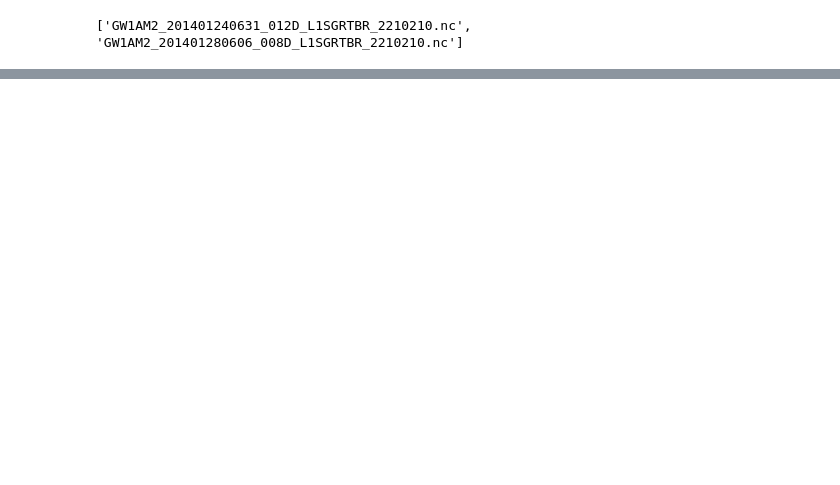
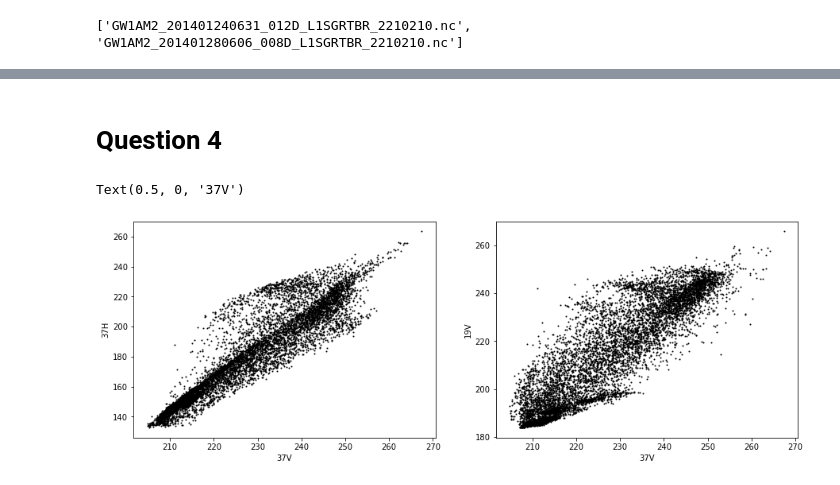
Before and after one commit to rbeutel/PRODIGY, a Jupyter notebook: assignment2.ipynb, the cells around one changed output, grey strips where cells are left out. Cells and saved outputs as stored; diff of their text form; code cells hidden in the pictures; blank space fills up the shorter version.

```diff
--- a/assignment2.ipynb
+++ b/assignment2.ipynb
@@ -80,0 +196,15 @@ df28
+# %% [markdown]
+# Question 4
+# %%
+# both days(assuming still want land removed)
+fig, ax = plt.subplots(1,2, figsize = (15,5))
+ax[0].scatter(np.append(df24.V36[df24.land36<95],df28.V36[df28.land36<95]), np.append(df24.H36[df24.land36<95],df28.H36[df28.land36<95]), c='k', s=1)
+ax[0].set_ylabel('37H')
+ax[0].set_xlabel('37V')
+
+ax[1].scatter(np.append(df24.V36[df24.land36<95],df28.V36[df28.land36<95]), np.append(df24.V19[df24.land36<95],df28.V19[df28.land36<95]), c='k', s=1)
+ax[1].set_ylabel('19V')
+ax[1].set_xlabel('37V')
+# %% [output]
+Text(0.5, 0, '37V')
+[figure, added]
```
Also changed, not shown: parts of 27 cells of this notebook.
